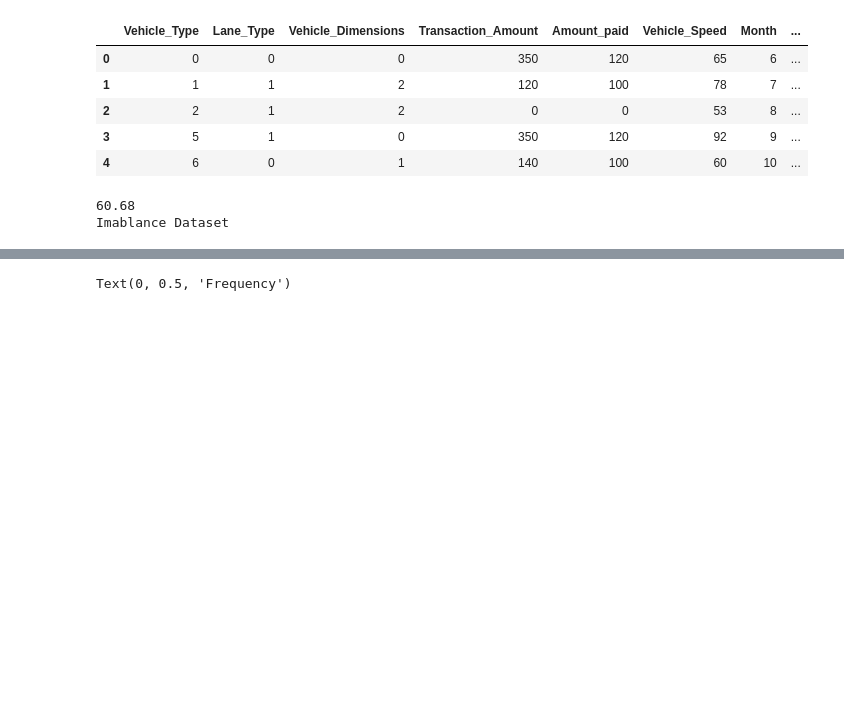
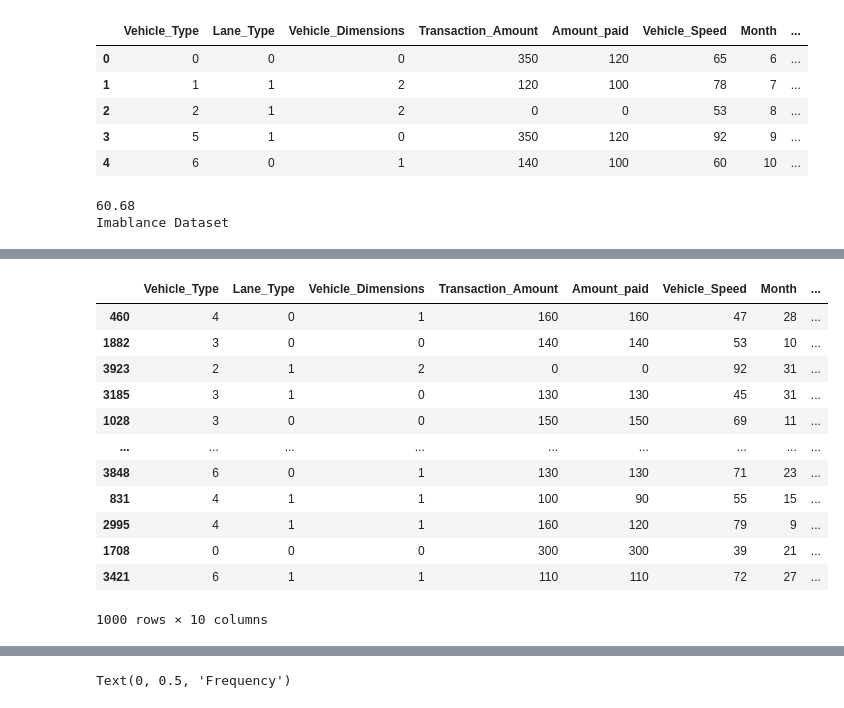
Before and after one commit to AbdulKhadeer2003/Consensus-Clustering-based-undersampling-approach, a Jupyter notebook: Fastag_Fraud_Data_Preprocessing.ipynb, the cells around one changed output, grey strips where cells are left out. Drawn from its saved outputs; the diff is of its cells as text; code cells hidden in the pictures; blank space fills up the shorter version.

```diff
--- a/Fastag_Fraud_Data_Preprocessing.ipynb
+++ b/Fastag_Fraud_Data_Preprocessing.ipynb
@@ -231 +229,18 @@ training_data
 4000 rows × 10 columns
+# %%
+testing_data=X_test.assign(result=y_test)
+testing_data
+# %% [output]
+|  | Vehicle_Type | Lane_Type | Vehicle_Dimensions | Transaction_Amount | Amount_paid | Vehicle_Speed | Month | ... |
+| 460 | 4 | 0 | 1 | 160 | 160 | 47 | 28 | ... |
+| 1882 | 3 | 0 | 0 | 140 | 140 | 53 | 10 | ... |
+| 3923 | 2 | 1 | 2 | 0 | 0 | 92 | 31 | ... |
+| 3185 | 3 | 1 | 0 | 130 | 130 | 45 | 31 | ... |
+| 1028 | 3 | 0 | 0 | 150 | 150 | 69 | 11 | ... |
+| ... | ... | ... | ... | ... | ... | ... | ... | ... |
+| 3848 | 6 | 0 | 1 | 130 | 130 | 71 | 23 | ... |
+| 831 | 4 | 1 | 1 | 100 | 90 | 55 | 15 | ... |
+| 2995 | 4 | 1 | 1 | 160 | 120 | 79 | 9 | ... |
+| 1708 | 0 | 0 | 0 | 300 | 300 | 39 | 21 | ... |
+| 3421 | 6 | 1 | 1 | 110 | 110 | 72 | 27 | ... |
+1000 rows × 10 columns
```
Also changed, not shown: parts of 8 cells of this notebook, 17 other files.
